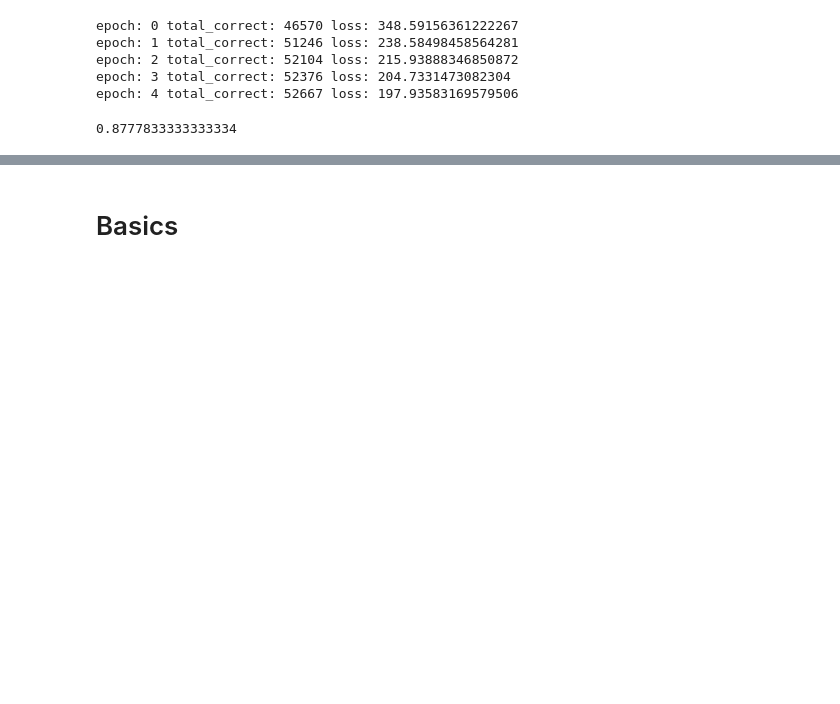
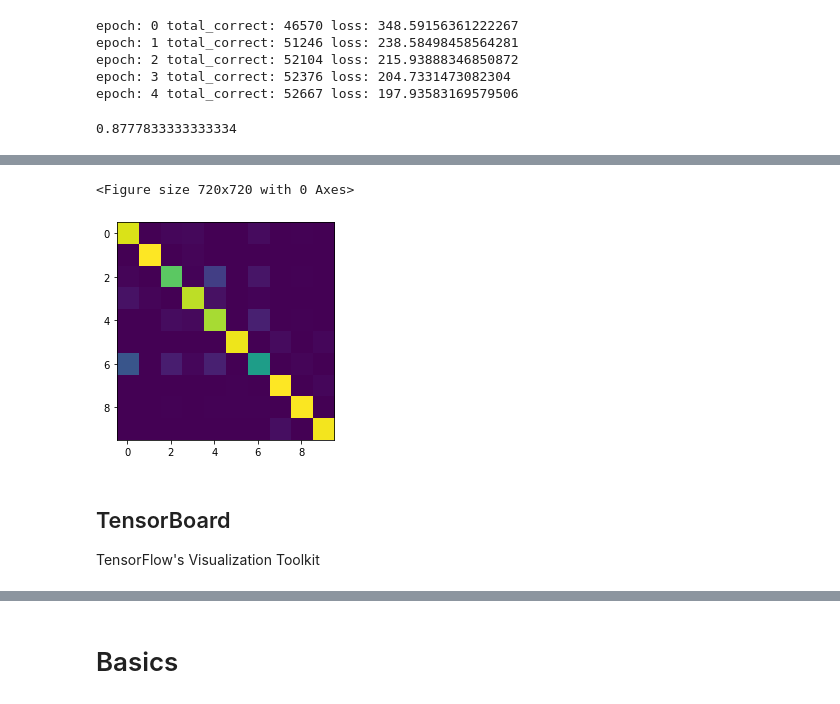
Before and after one commit to ABD-01/MNIST, a Jupyter notebook: CNN Model/Pytorch_Programming.ipynb, the cells around one changed output, grey strips where cells are left out. Saved outputs shown, nothing was run; the diff lists cells and outputs as text; code cells hidden in the pictures; blank space fills up the shorter version.

```diff
--- a/CNN Model/Pytorch_Programming.ipynb
+++ b/CNN Model/Pytorch_Programming.ipynb
@@ -454,0 +469,15 @@ total_correct / len(train_set)
+# %%
+def get_all_preds(model, loader):
+    all_preds = torch.tensor([])
+    for batch in loader:
+        images, labels = batch
+
+        preds = model(images)
+        all_preds = torch.cat(
+            (all_preds, preds)
+            ,dim=0
+        )
+    return all_preds
+# %%
+prediction_loader = torch.utils.data.DataLoader(train_set, batch_size=10000)
+train_preds = get_all_preds(network, prediction_loader)
@@ -454,0 +496,9 @@ total_correct / len(train_set)
+# %%
+with torch.no_grad():  # locally turn off gradient tracking
+    # because we need our prediction without tracking
+    prediction_loader = torch.utils.data.DataLoader(train_set, batch_size=10000)
+    train_preds = get_all_preds(network, prediction_loader)
+
+# @torch.no_grad
+# def func_for_which_you_dont_want_grad_tracking():
+# this decorator also turns off the gradient traking
@@ -454,0 +585,4 @@ total_correct / len(train_set)
+# %%
+cm = confusion_matrix(train_set.targets, train_preds.argmax(dim=1))
+print(type(cm))
+cm
@@ -454,0 +601,12 @@ total_correct / len(train_set)
+# %%
+names = ('')
+plt.figure(figsize=(10,10))
+fig, ax = plt.subplots()
+im = ax.imshow(cm)
+plt.show()
+# %% [output]
+<Figure size 720x720 with 0 Axes>
+[figure, added]
+# %% [markdown]
+## TensorBoard
+TensorFlow's Visualization Toolkit
```
Also changed, not shown: parts of 32 cells of this notebook.
